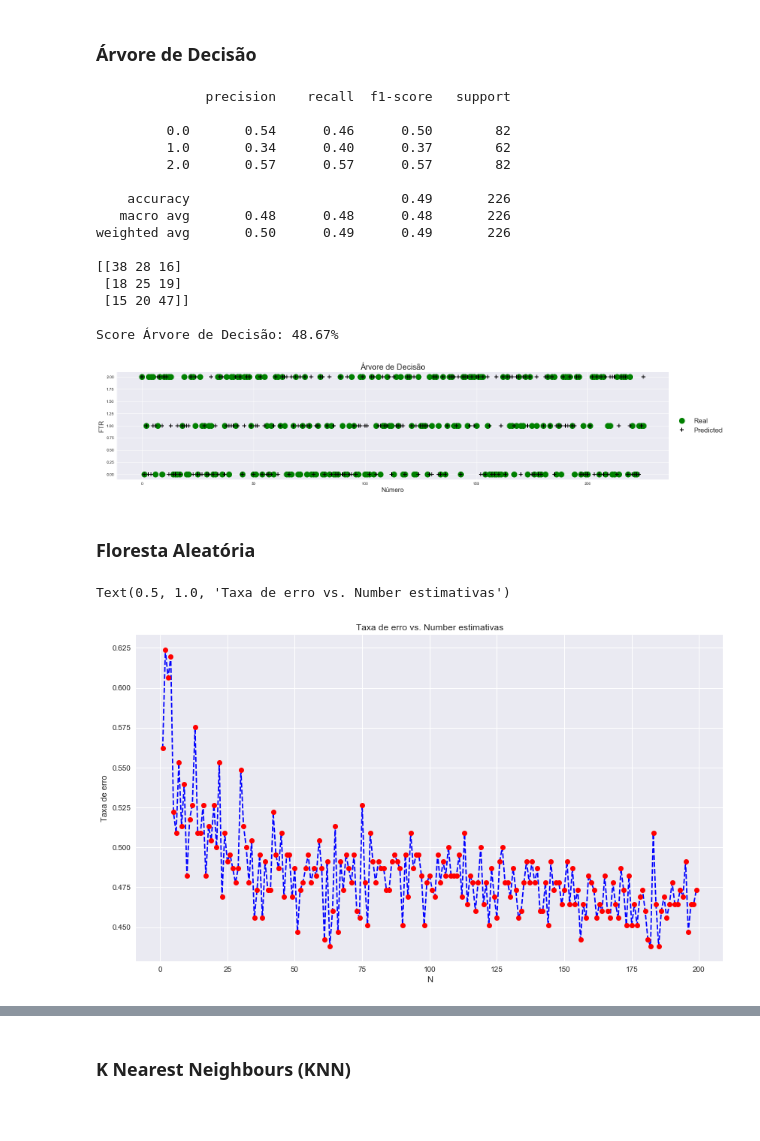
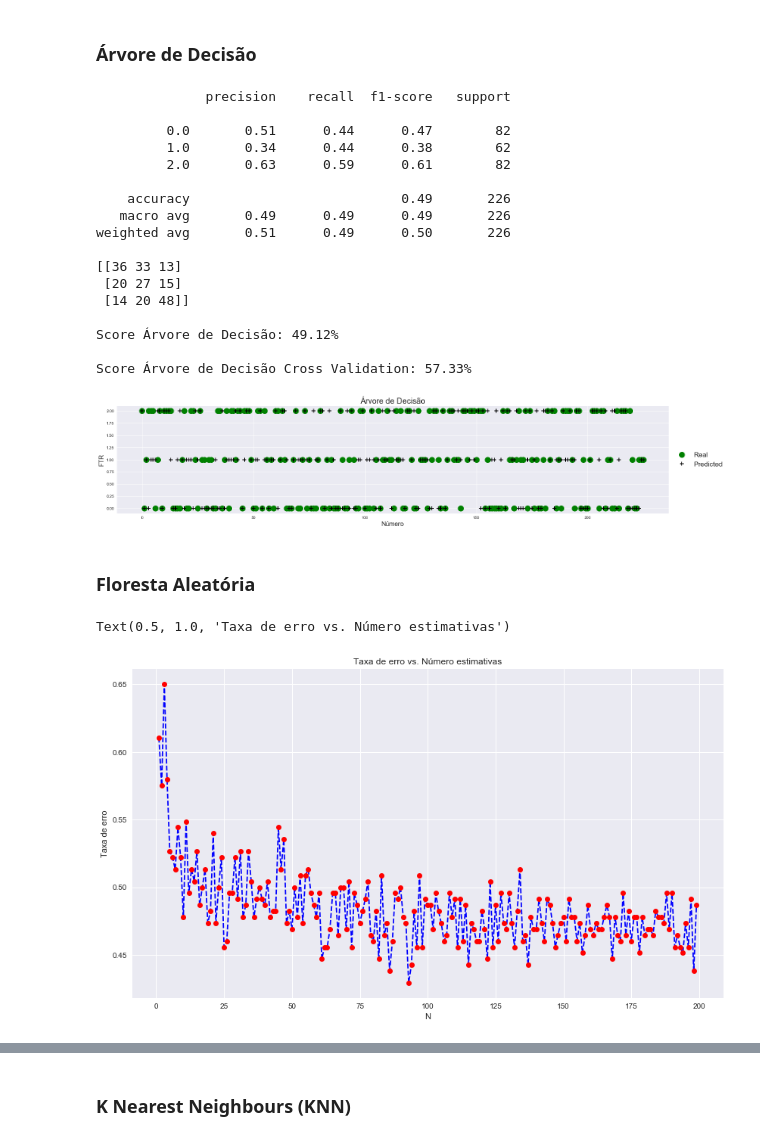
Before and after one commit to olesiogn/Football-prediction, a Jupyter notebook: Fut-Brasileiro.ipynb, the cells around one changed output, grey strips where cells are left out. Saved outputs shown, nothing was run; the diff lists cells and outputs as text; code cells hidden in the pictures; blank space fills up the shorter version.

```diff
--- a/Fut-Brasileiro.ipynb
+++ b/Fut-Brasileiro.ipynb
@@ -234,10 +239,11 @@ Score Regressão Linear: 21.05%
 # %%
 from sklearn.linear_model import LogisticRegression
 # %%
-logistic_regression = LogisticRegression()
+logistic_regression = LogisticRegression(solver='lbfgs', multi_class='auto')
 logistic_regression.fit(X_train, y_train)
 predict_logistic_regression = logistic_regression.predict(X_test)
 reg_log_all = logistic_regression.score(X_test, y_test) * 100
+cross_log_all = max(cross_val_score(logistic_regression, X, y, cv=10)) * 100
 # %%
 print(classification_report(y_test,predict_logistic_regression))
 print(confusion_matrix(y_test,predict_logistic_regression))
@@ -282,22 +292,25 @@ dec_tree_all = decision_tree.score(X_test, y_test) * 100
 print(classification_report(y_test,predict_decision_tree))
 print(confusion_matrix(y_test,predict_decision_tree))
 print('\nScore Árvore de Decisão: %.2f' %dec_tree_all + "%")
+print('\nScore Árvore de Decisão Cross Validation: %.2f' %cross_dec_tree_all + "%")
 # %% [output]
               precision    recall  f1-score   support
 
-         0.0       0.54      0.46      0.50        82
-         1.0       0.34      0.40      0.37        62
-         2.0       0.57      0.57      0.57        82
+         0.0       0.51      0.44      0.47        82
+         1.0       0.34      0.44      0.38        62
+         2.0       0.63      0.59      0.61        82
 
     accuracy                           0.49       226
-   macro avg       0.48      0.48      0.48       226
-weighted avg       0.50      0.49      0.49       226
+   macro avg       0.49      0.49      0.49       226
+weighted avg       0.51      0.49      0.50       226
 
-[[38 28 16]
- [18 25 19]
- [15 20 47]]
+[[36 33 13]
+ [20 27 15]
+ [14 20 48]]
 
-Score Árvore de Decisão: 48.67%
+Score Árvore de Decisão: 49.12%
+
+Score Árvore de Decisão Cross Validation: 57.33%
 # %%
 plt.figure(figsize=(25, 5))
 plt.plot(df_y_test, 'go', ms=15, label='Real')
@@ -308,7 +321,7 @@ plt.xlabel('Número',fontsize=16)
 plt.title('Árvore de Decisão',fontsize=20)
 plt.show()
 # %% [output]
-[figure, old version]
+[figure, new version]
 # %% [markdown]
 ### Floresta Aleatória
 # %%
@@ -325,12 +338,12 @@ for i in range(1,200):
 # %%
 plt.figure(figsize=(14,8))
 plt.plot(range(1,200),error_rate,color="blue",linestyle='dashed',marker='o',markerfacecolor='red')
 plt.xlabel('N')
 plt.ylabel("Taxa de erro")
-plt.title("Taxa de erro vs. Number estimativas")
+plt.title("Taxa de erro vs. Número estimativas")
 # %% [output]
-Text(0.5, 1.0, 'Taxa de erro vs. Number estimativas')
+Text(0.5, 1.0, 'Taxa de erro vs. Número estimativas')
-[figure, old version]
+[figure, new version]
 # %%
 random_forest = RandomForestClassifier(n_estimators=error_rate.index(min(error_rate)))
 random_forest.fit(X_train, y_train)
```
Also changed, not shown: parts of 35 cells of this notebook, 2 other files.
